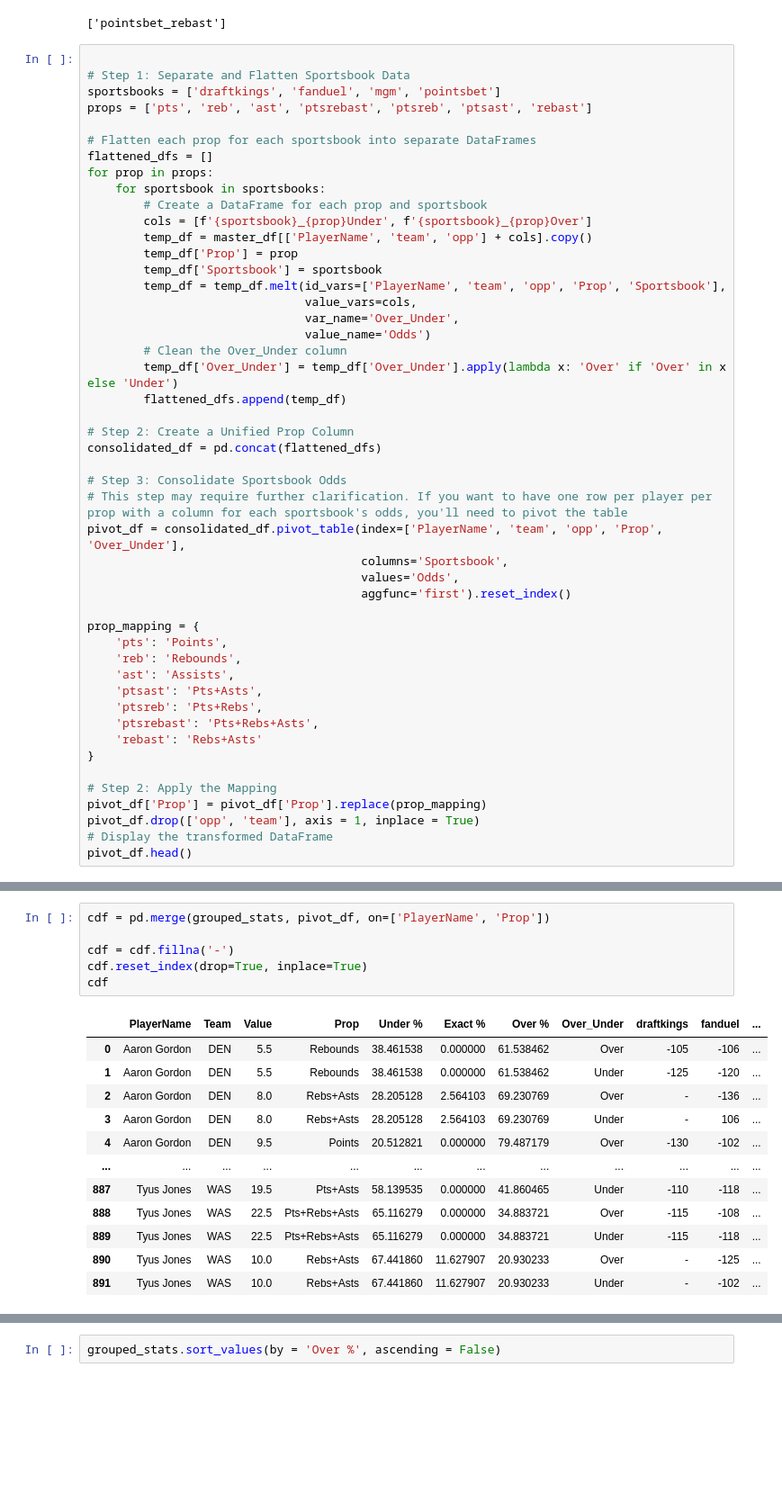
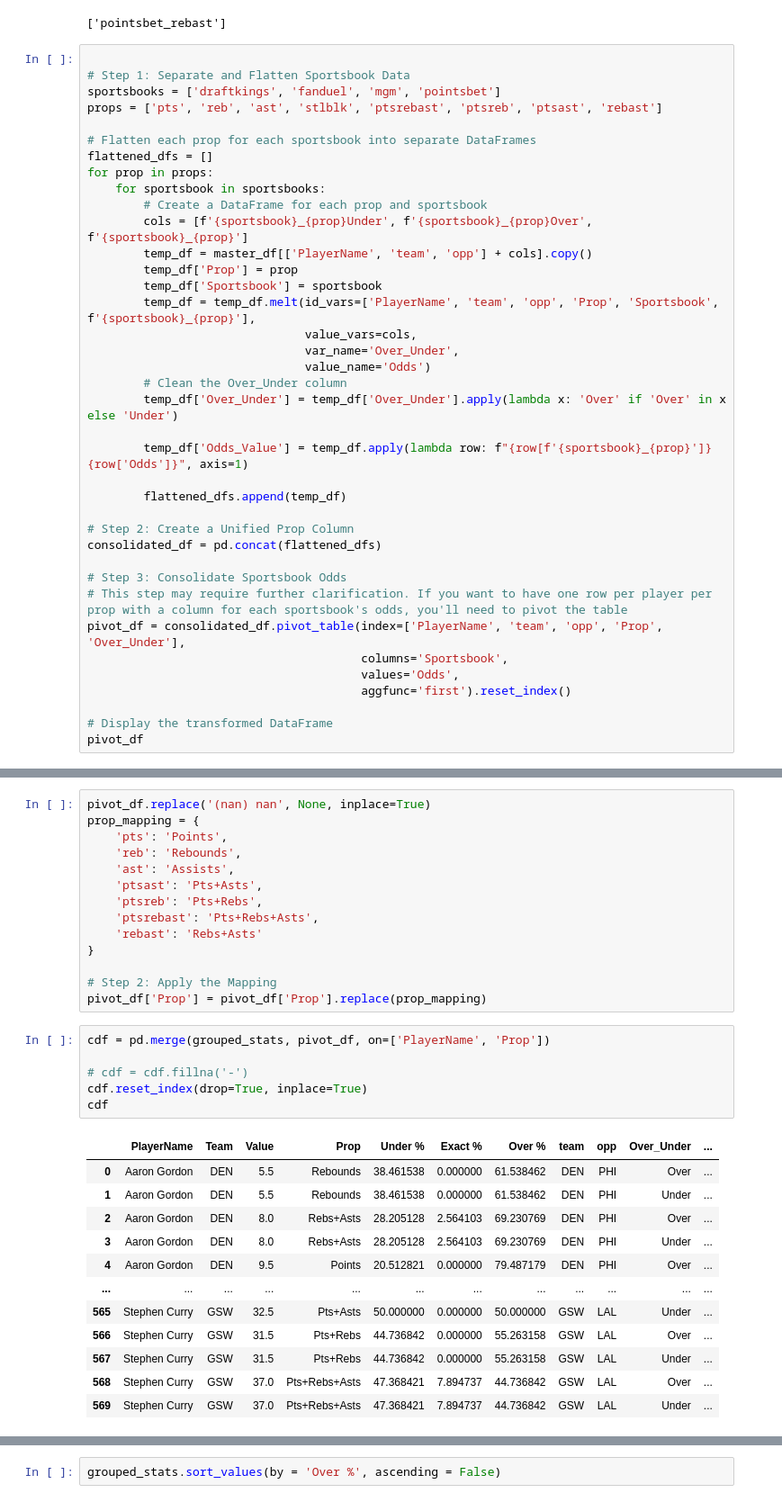
Before and after one commit to DhirenShivdasani/NBA-player-prop-analysis, a Jupyter notebook: Untitled.ipynb, the cells around one changed output, grey strips where cells are left out. Shown: that part at 90% size. Cells and saved outputs as stored; diff of their text form; blank space fills up the shorter version.

```diff
--- a/Untitled.ipynb
+++ b/Untitled.ipynb
@@ -706,23 +698,26 @@ vals
 
 # Step 1: Separate and Flatten Sportsbook Data
 sportsbooks = ['draftkings', 'fanduel', 'mgm', 'pointsbet']
-props = ['pts', 'reb', 'ast', 'ptsrebast', 'ptsreb', 'ptsast', 'rebast']
+props = ['pts', 'reb', 'ast', 'stlblk', 'ptsrebast', 'ptsreb', 'ptsast', 'rebast']
 
 # Flatten each prop for each sportsbook into separate DataFrames
 flattened_dfs = []
 for prop in props:
     for sportsbook in sportsbooks:
         # Create a DataFrame for each prop and sportsbook
-        cols = [f'{sportsbook}_{prop}Under', f'{sportsbook}_{prop}Over']
+        cols = [f'{sportsbook}_{prop}Under', f'{sportsbook}_{prop}Over', f'{sportsbook}_{prop}']
         temp_df = master_df[['PlayerName', 'team', 'opp'] + cols].copy()
         temp_df['Prop'] = prop
         temp_df['Sportsbook'] = sportsbook
-        temp_df = temp_df.melt(id_vars=['PlayerName', 'team', 'opp', 'Prop', 'Sportsbook'],
+        temp_df = temp_df.melt(id_vars=['PlayerName', 'team', 'opp', 'Prop', 'Sportsbook', f'{sportsbook}_{prop}'],
                                value_vars=cols,
                                var_name='Over_Under',
                                value_name='Odds')
         # Clean the Over_Under column
         temp_df['Over_Under'] = temp_df['Over_Under'].apply(lambda x: 'Over' if 'Over' in x else 'Under')
+
+        temp_df['Odds_Value'] = temp_df.apply(lambda row: f"{row[f'{sportsbook}_{prop}']} {row['Odds']}", axis=1)
+
         flattened_dfs.append(temp_df)
 
 # Step 2: Create a Unified Prop Column
@@ -735,19 +730,6 @@ pivot_df = consolidated_df.pivot_table(index=['PlayerName', 'team', 'opp', 'Prop
                                        values='Odds',
                                        aggfunc='first').reset_index()
 
-prop_mapping = {
-    'pts': 'Points',
-    'reb': 'Rebounds',
-    'ast': 'Assists',
-    'ptsast': 'Pts+Asts',
-    'ptsreb': 'Pts+Rebs',
-    'ptsrebast': 'Pts+Rebs+Asts',
-    'rebast': 'Rebs+Asts'
-}
-
-# Step 2: Apply the Mapping
-pivot_df['Prop'] = pivot_df['Prop'].replace(prop_mapping)
-pivot_df.drop(['opp', 'team'], axis = 1, inplace = True)
 # Display the transformed DataFrame
-pivot_df.head()
+pivot_df
 # %% [output]
@@ -760,19 +790,33 @@ pivot_df.head()
+# %%
+pivot_df.replace('(nan) nan', None, inplace=True)
+prop_mapping = {
+    'pts': 'Points',
+    'reb': 'Rebounds',
+    'ast': 'Assists',
+    'ptsast': 'Pts+Asts',
+    'ptsreb': 'Pts+Rebs',
+    'ptsrebast': 'Pts+Rebs+Asts',
+    'rebast': 'Rebs+Asts'
+}
+
+# Step 2: Apply the Mapping
+pivot_df['Prop'] = pivot_df['Prop'].replace(prop_mapping)
 # %%
 cdf = pd.merge(grouped_stats, pivot_df, on=['PlayerName', 'Prop'])
 
-cdf = cdf.fillna('-')
+# cdf = cdf.fillna('-')
 cdf.reset_index(drop=True, inplace=True)
 cdf
 # %% [output]
-|  | PlayerName | Team | Value | Prop | Under % | Exact % | Over % | Over_Under | draftkings | fanduel | ... |
-| 0 | Aaron Gordon | DEN | 5.5 | Rebounds | 38.461538 | 0.000000 | 61.538462 | Over | -105 | -106 | ... |
-| 1 | Aaron Gordon | DEN | 5.5 | Rebounds | 38.461538 | 0.000000 | 61.538462 | Under | -125 | -120 | ... |
-| 2 | Aaron Gordon | DEN | 8.0 | Rebs+Asts | 28.205128 | 2.564103 | 69.230769 | Over | - | -136 | ... |
-| 3 | Aaron Gordon | DEN | 8.0 | Rebs+Asts | 28.205128 | 2.564103 | 69.230769 | Under | - | 106 | ... |
-| 4 | Aaron Gordon | DEN | 9.5 | Points | 20.512821 | 0.000000 | 79.487179 | Over | -130 | -102 | ... |
+|  | PlayerName | Team | Value | Prop | Under % | Exact % | Over % | team | opp | Over_Under | ... |
+| 0 | Aaron Gordon | DEN | 5.5 | Rebounds | 38.461538 | 0.000000 | 61.538462 | DEN | PHI | Over | ... |
+| 1 | Aaron Gordon | DEN | 5.5 | Rebounds | 38.461538 | 0.000000 | 61.538462 | DEN | PHI | Under | ... |
+| 2 | Aaron Gordon | DEN | 8.0 | Rebs+Asts | 28.205128 | 2.564103 | 69.230769 | DEN | PHI | Over | ... |
+| 3 | Aaron Gordon | DEN | 8.0 | Rebs+Asts | 28.205128 | 2.564103 | 69.230769 | DEN | PHI | Under | ... |
+| 4 | Aaron Gordon | DEN | 9.5 | Points | 20.512821 | 0.000000 | 79.487179 | DEN | PHI | Over | ... |
 | ... | ... | ... | ... | ... | ... | ... | ... | ... | ... | ... | ... |
-| 887 | Tyus Jones | WAS | 19.5 | Pts+Asts | 58.139535 | 0.000000 | 41.860465 | Under | -110 | -118 | ... |
-| 888 | Tyus Jones | WAS | 22.5 | Pts+Rebs+Asts | 65.116279 | 0.000000 | 34.883721 | Over | -115 | -108 | ... |
-| 889 | Tyus Jones | WAS | 22.5 | Pts+Rebs+Asts | 65.116279 | 0.000000 | 34.883721 | Under | -115 | -118 | ... |
-| 890 | Tyus Jones | WAS | 10.0 | Rebs+Asts | 67.441860 | 11.627907 | 20.930233 | Over | - | -125 | ... |
-| 891 | Tyus Jones | WAS | 10.0 | Rebs+Asts | 67.441860 | 11.627907 | 20.930233 | Under | - | -102 | ... |
+| 565 | Stephen Curry | GSW | 32.5 | Pts+Asts | 50.000000 | 0.000000 | 50.000000 | GSW | LAL | Under | ... |
+| 566 | Stephen Curry | GSW | 31.5 | Pts+Rebs | 44.736842 | 0.000000 | 55.263158 | GSW | LAL | Over | ... |
+| 567 | Stephen Curry | GSW | 31.5 | Pts+Rebs | 44.736842 | 0.000000 | 55.263158 | GSW | LAL | Under | ... |
+| 568 | Stephen Curry | GSW | 37.0 | Pts+Rebs+Asts | 47.368421 | 7.894737 | 44.736842 | GSW | LAL | Over | ... |
+| 569 | Stephen Curry | GSW | 37.0 | Pts+Rebs+Asts | 47.368421 | 7.894737 | 44.736842 | GSW | LAL | Under | ... |
```
Also changed, not shown: parts of 11 cells of this notebook, 10 other files.
